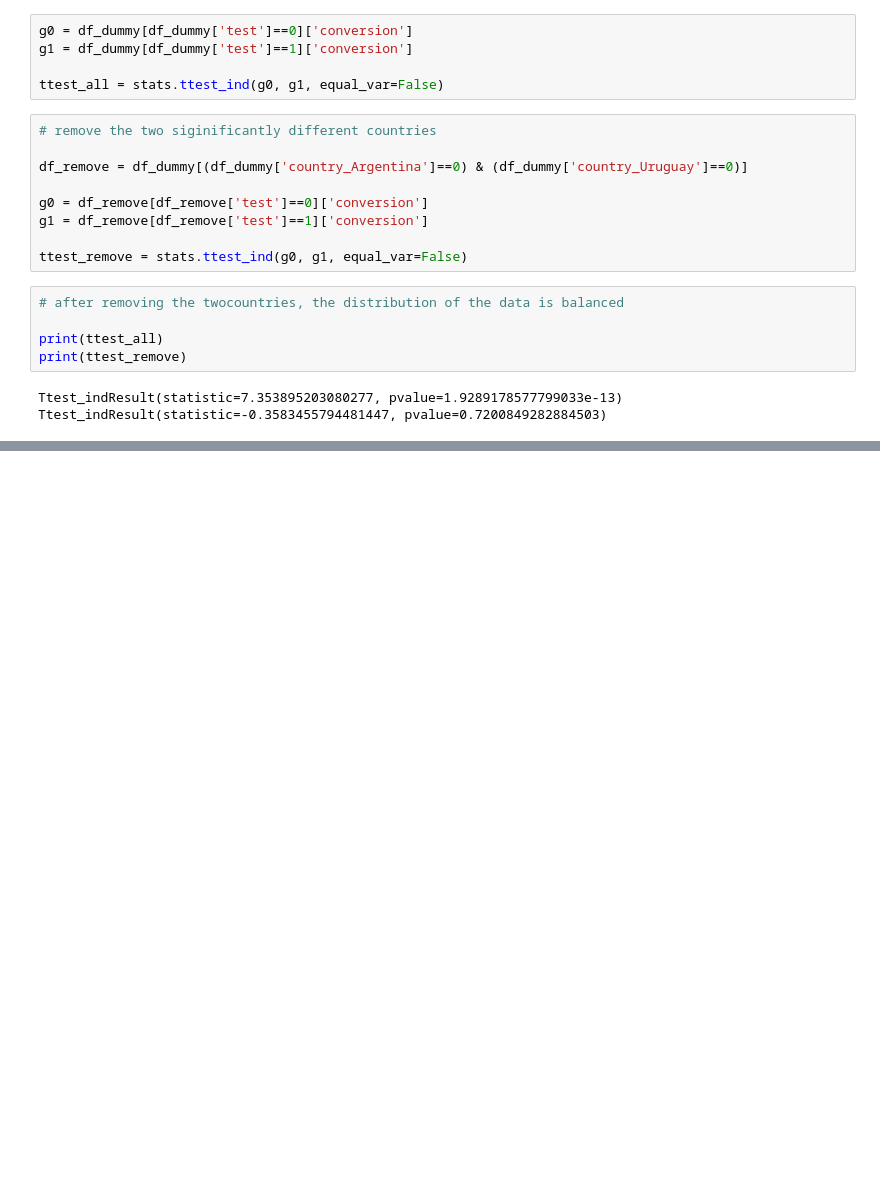
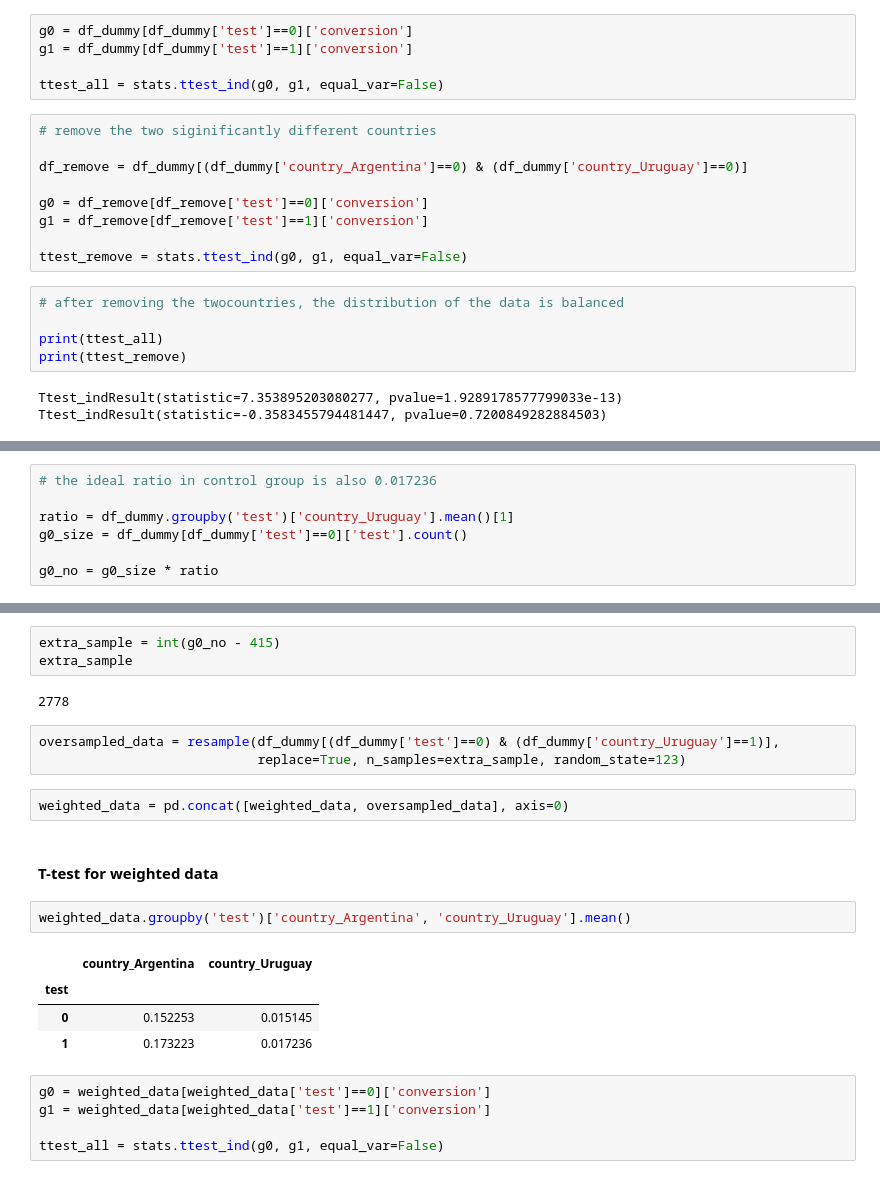
Before and after one commit to CYCCCCC/AB_testing, a Jupyter notebook: ab_test_basic.ipynb, the cells around one changed output, grey strips where cells are left out. Cells and saved outputs as stored; diff of their text form; blank space fills up the shorter version.

```diff
--- a/ab_test_basic.ipynb
+++ b/ab_test_basic.ipynb
@@ -189,0 +246,7 @@ Ttest_indResult(statistic=-0.3583455794481447, pvalue=0.7200849282884503)
+# %%
+# the ideal ratio in control group is also 0.017236
+
+ratio = df_dummy.groupby('test')['country_Uruguay'].mean()[1]
+g0_size = df_dummy[df_dummy['test']==0]['test'].count()
+
+g0_no = g0_size * ratio
@@ -189,0 +262,24 @@ Ttest_indResult(statistic=-0.3583455794481447, pvalue=0.7200849282884503)
+# %%
+extra_sample = int(g0_no - 415)
+extra_sample
+# %% [output]
+2778
+# %%
+oversampled_data = resample(df_dummy[(df_dummy['test']==0) & (df_dummy['country_Uruguay']==1)],
+                            replace=True, n_samples=extra_sample, random_state=123)
+# %%
+weighted_data = pd.concat([weighted_data, oversampled_data], axis=0)
+# %% [markdown]
+#### T-test for weighted data
+# %%
+weighted_data.groupby('test')['country_Argentina', 'country_Uruguay'].mean()
+# %% [output]
+|  | country_Argentina | country_Uruguay |
+| test |  |  |
+| 0 | 0.152253 | 0.015145 |
+| 1 | 0.173223 | 0.017236 |
+# %%
+g0 = weighted_data[weighted_data['test']==0]['conversion']
+g1 = weighted_data[weighted_data['test']==1]['conversion']
+
+ttest_all = stats.ttest_ind(g0, g1, equal_var=False)
```
Also changed, not shown: parts of 17 cells of this notebook.
